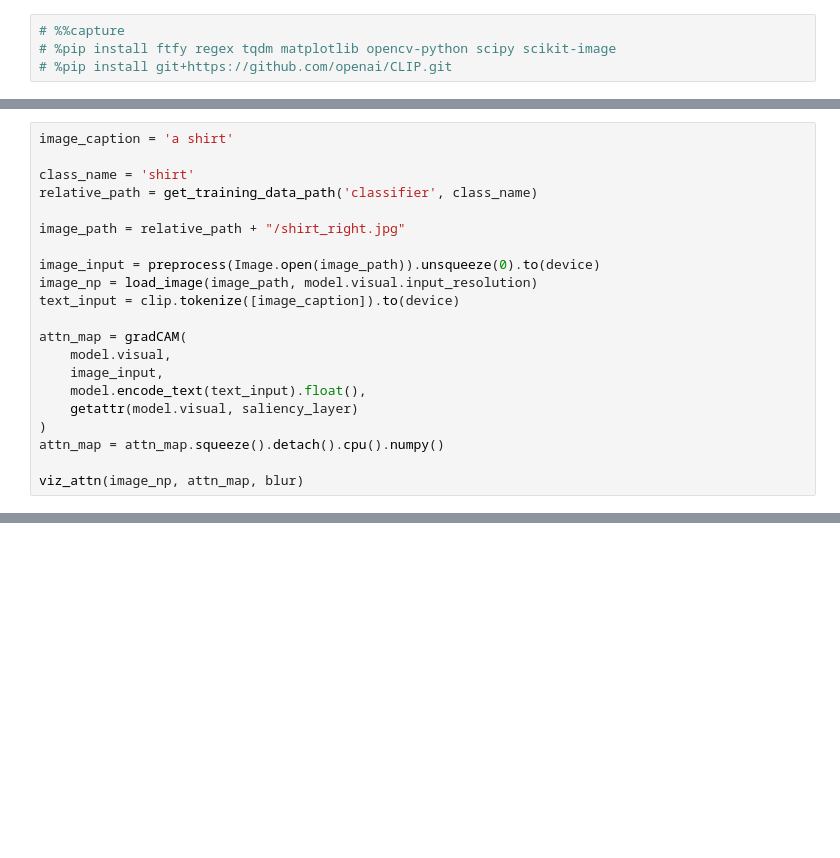
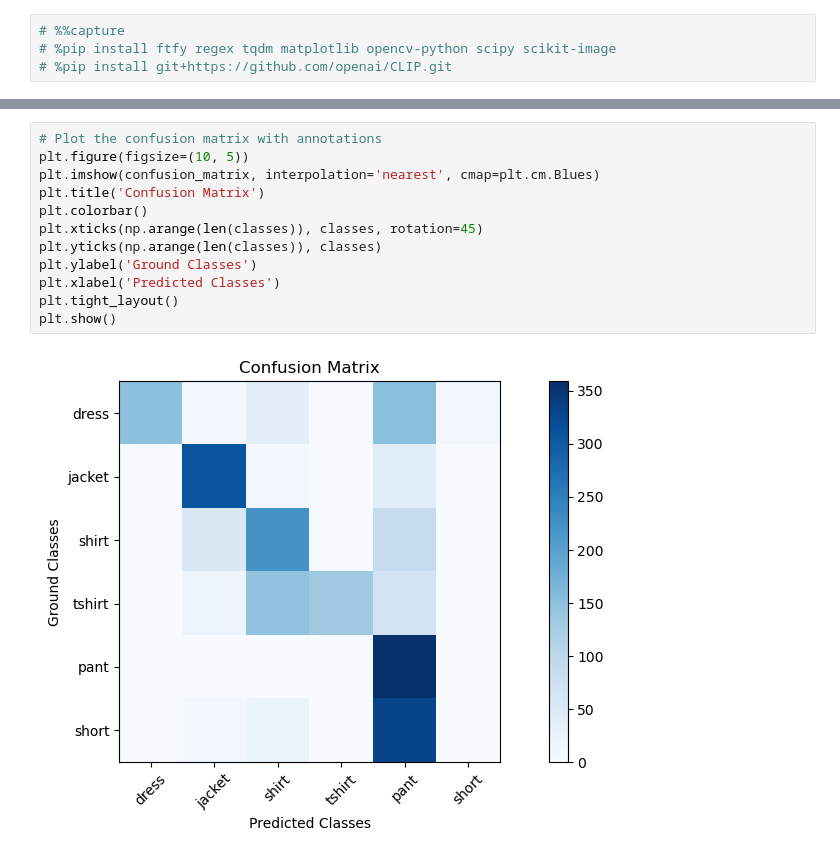
Before and after one commit to kohnmart/master-projekt, a Jupyter notebook: notebooks/pytorch/classifier/clip_grad_cam.ipynb, the cells around one changed output, grey strips where cells are left out. Saved outputs shown, nothing was run; the diff lists cells and outputs as text; blank space fills up the shorter version.

```diff
--- a/notebooks/pytorch/classifier/clip_grad_cam.ipynb
+++ b/notebooks/pytorch/classifier/clip_grad_cam.ipynb
@@ -32,24 +26,3 @@ blur = True #@param {type:"boolean"}
 
 device = "cuda" if torch.cuda.is_available() else "cpu"
 model, preprocess = clip.load(clip_model, device=device, jit=False)
-# %%
-image_caption = 'a shirt'
-
-class_name = 'shirt'
-relative_path = get_training_data_path('classifier', class_name)
-
-image_path = relative_path + "/shirt_right.jpg"
-
-image_input = preprocess(Image.open(image_path)).unsqueeze(0).to(device)
-image_np = load_image(image_path, model.visual.input_resolution)
-text_input = clip.tokenize([image_caption]).to(device)
-
-attn_map = gradCAM(
-    model.visual,
-    image_input,
-    model.encode_text(text_input).float(),
-    getattr(model.visual, saliency_layer)
-)
-attn_map = attn_map.squeeze().detach().cpu().numpy()
-
-viz_attn(image_np, attn_map, blur)
@@ -71,0 +167,14 @@ Label probs: [[0.7607 0.2394]]
+# %%
+# Plot the confusion matrix with annotations
+plt.figure(figsize=(10, 5))
+plt.imshow(confusion_matrix, interpolation='nearest', cmap=plt.cm.Blues)
+plt.title('Confusion Matrix')
+plt.colorbar()
+plt.xticks(np.arange(len(classes)), classes, rotation=45)
+plt.yticks(np.arange(len(classes)), classes)
+plt.ylabel('Ground Classes')
+plt.xlabel('Predicted Classes')
+plt.tight_layout()
+plt.show()
+# %% [output]
+[figure, added]
```
Also changed, not shown: parts of 8 cells of this notebook, 3 other files.
